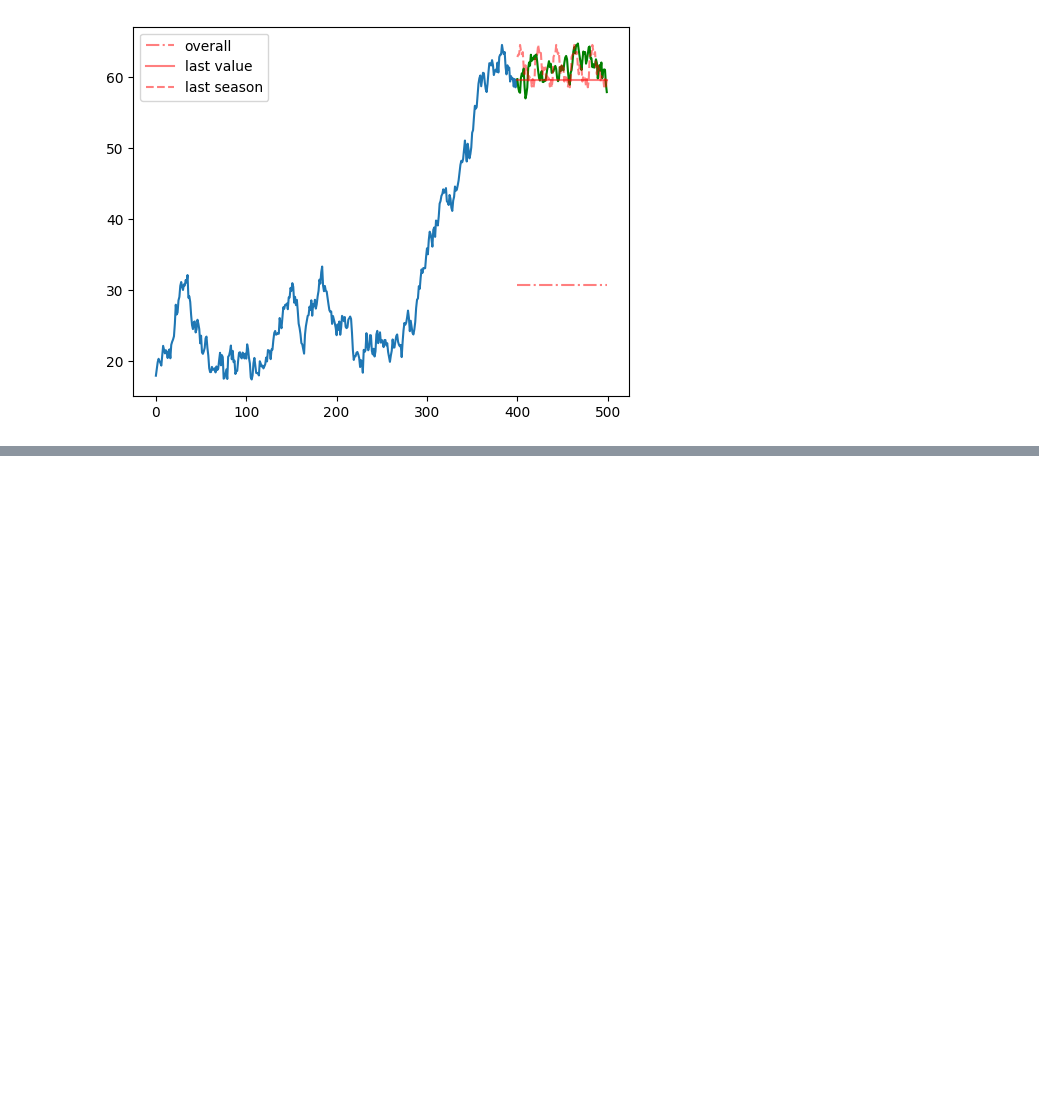
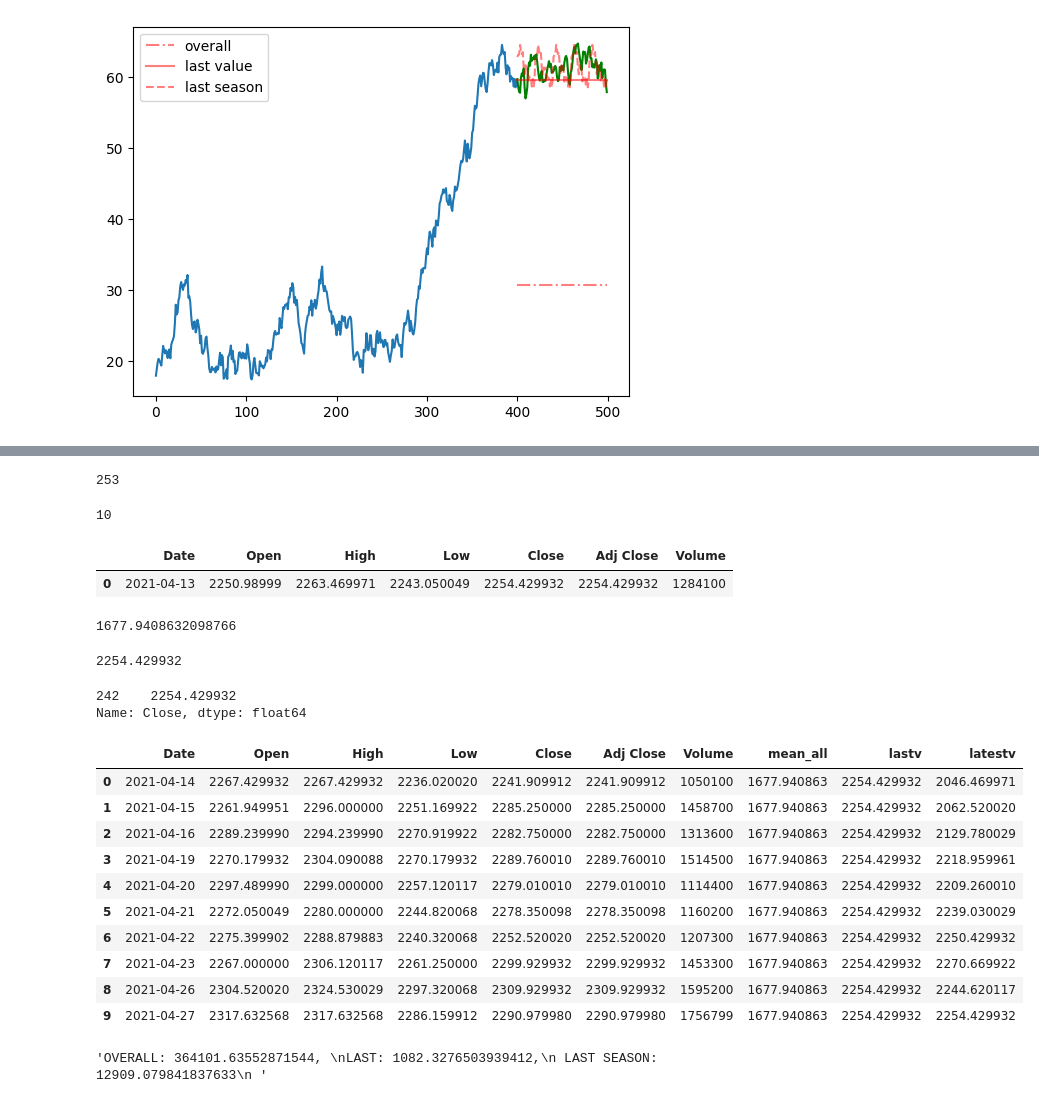
Before and after one commit to Mkranj/ts_forc_python, a Jupyter notebook: CH03/CH03_excercises.ipynb, the cells around one changed output, grey strips where cells are left out. Cells and saved outputs as stored; diff of their text form; code cells hidden in the pictures; blank space fills up the shorter version.

```diff
--- a/CH03/CH03_excercises.ipynb
+++ b/CH03/CH03_excercises.ipynb
@@ -180,0 +192,57 @@ ax.legend(loc = 2)
+# %%
+df.shape[0]
+# %% [output]
+253
+# %%
+training = df[:243]
+# last 10 days to test
+testing = df[243:]
+testing.shape[0]
+# %% [output]
+10
+# %%
+testing = testing.set_index(np.arange(10))
+# %%
+training.iloc[-1:].set_index(np.arange(1))
+# %% [output]
+|  | Date | Open | High | Low | Close | Adj Close | Volume |
+| 0 | 2021-04-13 | 2250.98999 | 2263.469971 | 2243.050049 | 2254.429932 | 2254.429932 | 1284100 |
+# %%
+np.mean(training.Close)
+# %% [output]
+1677.9408632098766
+# %%
+training.iloc[-1:]["Close"].squeeze()
+# %% [output]
+2254.429932
+# %%
+# naive methods
+testing["mean_all"] = np.mean(training.Close)
+testing["lastv"] = training.iloc[-1:]["Close"].squeeze()
+testing.loc[:, "latestv"] = training.iloc[-10:].set_index(np.arange(10)).Close
+# %%
+training.iloc[-1:]["Close"]
+# %% [output]
+242    2254.429932
+Name: Close, dtype: float64
+# %%
+testing
+# %% [output]
+|  | Date | Open | High | Low | Close | Adj Close | Volume | mean_all | lastv | latestv |
+| 0 | 2021-04-14 | 2267.429932 | 2267.429932 | 2236.020020 | 2241.909912 | 2241.909912 | 1050100 | 1677.940863 | 2254.429932 | 2046.469971 |
+| 1 | 2021-04-15 | 2261.949951 | 2296.000000 | 2251.169922 | 2285.250000 | 2285.250000 | 1458700 | 1677.940863 | 2254.429932 | 2062.520020 |
+| 2 | 2021-04-16 | 2289.239990 | 2294.239990 | 2270.919922 | 2282.750000 | 2282.750000 | 1313600 | 1677.940863 | 2254.429932 | 2129.780029 |
+| 3 | 2021-04-19 | 2270.179932 | 2304.090088 | 2270.179932 | 2289.760010 | 2289.760010 | 1514500 | 1677.940863 | 2254.429932 | 2218.959961 |
+| 4 | 2021-04-20 | 2297.489990 | 2299.000000 | 2257.120117 | 2279.010010 | 2279.010010 | 1114400 | 1677.940863 | 2254.429932 | 2209.260010 |
+| 5 | 2021-04-21 | 2272.050049 | 2280.000000 | 2244.820068 | 2278.350098 | 2278.350098 | 1160200 | 1677.940863 | 2254.429932 | 2239.030029 |
+| 6 | 2021-04-22 | 2275.399902 | 2288.879883 | 2240.320068 | 2252.520020 | 2252.520020 | 1207300 | 1677.940863 | 2254.429932 | 2250.429932 |
+| 7 | 2021-04-23 | 2267.000000 | 2306.120117 | 2261.250000 | 2299.929932 | 2299.929932 | 1453300 | 1677.940863 | 2254.429932 | 2270.669922 |
+| 8 | 2021-04-26 | 2304.520020 | 2324.530029 | 2297.320068 | 2309.929932 | 2309.929932 | 1595200 | 1677.940863 | 2254.429932 | 2244.620117 |
+| 9 | 2021-04-27 | 2317.632568 | 2317.632568 | 2286.159912 | 2290.979980 | 2290.979980 | 1756799 | 1677.940863 | 2254.429932 | 2254.429932 |
+# %%
+f"""OVERALL: {mse(testing.Close, testing.mean_all)},
+LAST: {mse(testing.Close, testing['lastv'])},
+ LAST SEASON: {mse(testing.Close, testing.latestv)}
+ """
+# %% [output]
+'OVERALL: 364101.63552871544, \nLAST: 1082.3276503939412,\n LAST SEASON: 12909.079841837633\n '
```
Also changed, not shown: parts of 1 cell of this notebook.
